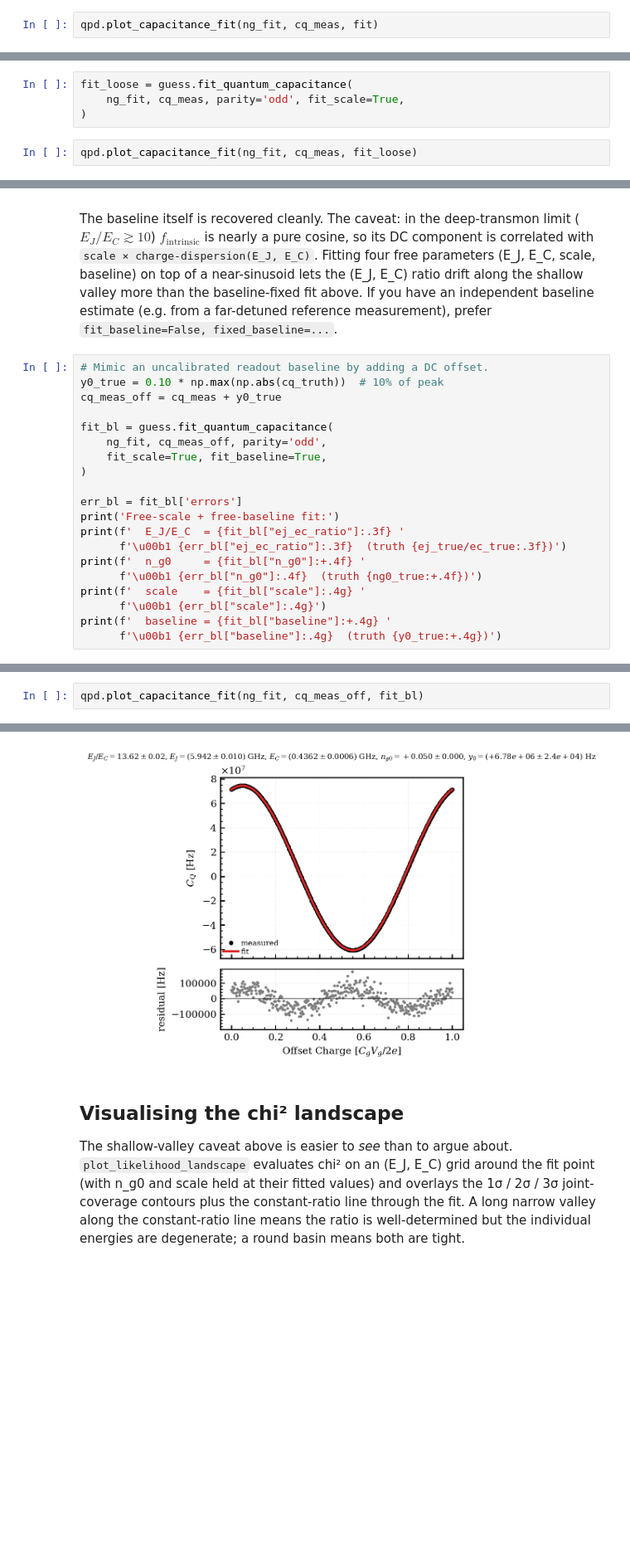
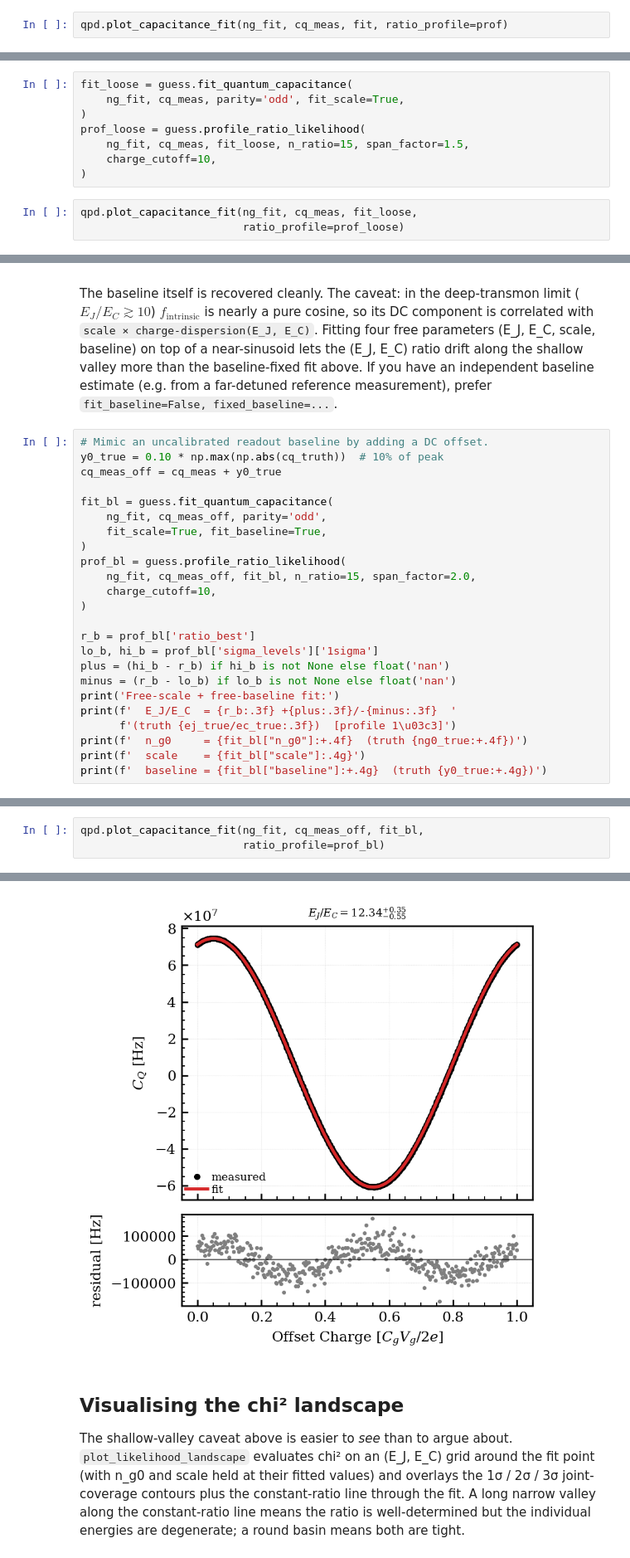
Before and after one commit to WashU-Astroparticle-Lab/qpd, a Jupyter notebook: notebooks/quantum_capacitance.ipynb, the cells around one changed output, grey strips where cells are left out. Shown at 83% size. Saved outputs shown, nothing was run; the diff lists cells and outputs as text; blank space fills up the shorter version.

```diff
--- a/notebooks/quantum_capacitance.ipynb
+++ b/notebooks/quantum_capacitance.ipynb
@@ -219,4 +228,4 @@ ej_ec_ratio     11.973  0.0048      0.17    11.993
 # %%
-qpd.plot_capacitance_fit(ng_fit, cq_meas, fit)
+qpd.plot_capacitance_fit(ng_fit, cq_meas, fit, ratio_profile=prof)
 # %% [output]
 (<Figure size 800x800 with 2 Axes>,
@@ -288,7 +297,12 @@ the individual energies in that mode.
 fit_loose = guess.fit_quantum_capacitance(
     ng_fit, cq_meas, parity='odd', fit_scale=True,
 )
+prof_loose = guess.profile_ratio_likelihood(
+    ng_fit, cq_meas, fit_loose, n_ratio=15, span_factor=1.5,
+    charge_cutoff=10,
+)
 # %%
-qpd.plot_capacitance_fit(ng_fit, cq_meas, fit_loose)
+qpd.plot_capacitance_fit(ng_fit, cq_meas, fit_loose,
+                         ratio_profile=prof_loose)
 # %% [output]
 (<Figure size 800x800 with 2 Axes>,
@@ -348,16 +366,20 @@ fit_bl = guess.fit_quantum_capacitance(
     ng_fit, cq_meas_off, parity='odd',
     fit_scale=True, fit_baseline=True,
 )
+prof_bl = guess.profile_ratio_likelihood(
+    ng_fit, cq_meas_off, fit_bl, n_ratio=15, span_factor=2.0,
+    charge_cutoff=10,
+)
 
-err_bl = fit_bl['errors']
+r_b = prof_bl['ratio_best']
+lo_b, hi_b = prof_bl['sigma_levels']['1sigma']
+plus = (hi_b - r_b) if hi_b is not None else float('nan')
+minus = (r_b - lo_b) if lo_b is not None else float('nan')
 print('Free-scale + free-baseline fit:')
-print(f'  E_J/E_C  = {fit_bl["ej_ec_ratio"]:.3f} '
-      f'\u00b1 {err_bl["ej_ec_ratio"]:.3f}  (truth {ej_true/ec_true:.3f})')
-print(f'  n_g0     = {fit_bl["n_g0"]:+.4f} '
-      f'\u00b1 {err_bl["n_g0"]:.4f}  (truth {ng0_true:+.4f})')
-print(f'  scale    = {fit_bl["scale"]:.4g} '
-      f'\u00b1 {err_bl["scale"]:.4g}')
-print(f'  baseline = {fit_bl["baseline"]:+.4g} '
-      f'\u00b1 {err_bl["baseline"]:.4g}  (truth {y0_true:+.4g})')
+print(f'  E_J/E_C  = {r_b:.3f} +{plus:.3f}/-{minus:.3f}  '
+      f'(truth {ej_true/ec_true:.3f})  [profile 1\u03c3]')
+print(f'  n_g0     = {fit_bl["n_g0"]:+.4f}  (truth {ng0_true:+.4f})')
+print(f'  scale    = {fit_bl["scale"]:.4g}')
+print(f'  baseline = {fit_bl["baseline"]:+.4g}  (truth {y0_true:+.4g})')
 # %% [output]
 Free-scale + free-baseline fit:
@@ -368,4 +390,5 @@ Free-scale + free-baseline fit:
 # %%
-qpd.plot_capacitance_fit(ng_fit, cq_meas_off, fit_bl)
+qpd.plot_capacitance_fit(ng_fit, cq_meas_off, fit_bl,
+                         ratio_profile=prof_bl)
 # %% [output]
 (<Figure size 800x800 with 2 Axes>,
@@ -373,5 +396,5 @@ qpd.plot_capacitance_fit(ng_fit, cq_meas_off, fit_bl)
   <Axes: xlabel='Offset Charge [$C_g V_g / 2e$]', ylabel='residual [Hz]'>))
-[figure, old version]
+[figure, new version]
 # %% [markdown]
 ## Visualising the chi² landscape
 
```
Also changed, not shown: parts of 9 cells of this notebook, 1 other file.
